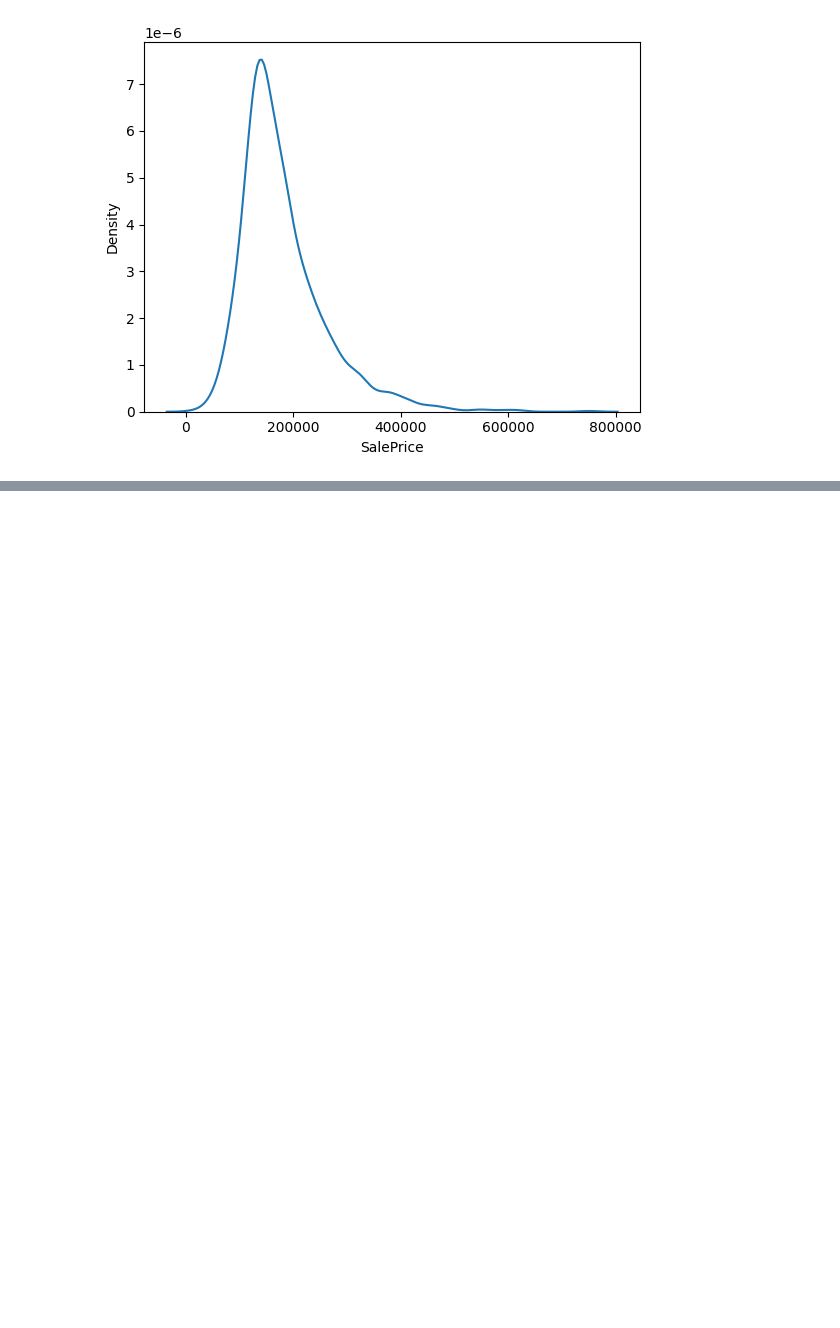
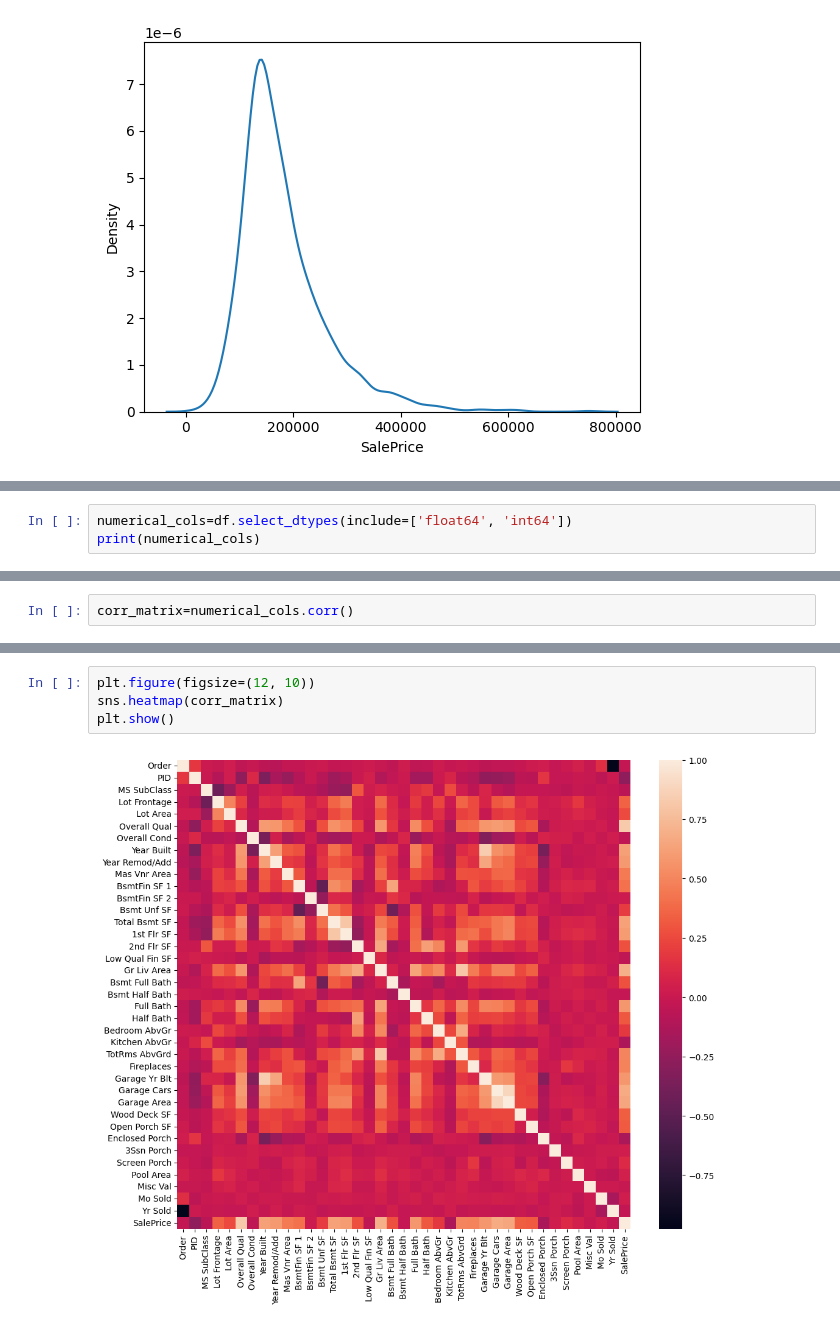
Before and after one commit to om-bhinsara/ames-house-price-prediction, a Jupyter notebook: notebooks/notebook.ipynb, the cells around one changed output, grey strips where cells are left out. Drawn from its saved outputs; the diff is of its cells as text; blank space fills up the shorter version.

```diff
--- a/notebooks/notebook.ipynb
+++ b/notebooks/notebook.ipynb
@@ -180,0 +188,3 @@ sns.kdeplot(data=df, x='SalePrice')
+# %%
+numerical_cols=df.select_dtypes(include=['float64', 'int64'])
+print(numerical_cols)
@@ -180,0 +209,2 @@ sns.kdeplot(data=df, x='SalePrice')
+# %%
+corr_matrix=numerical_cols.corr()
@@ -180,0 +232,6 @@ sns.kdeplot(data=df, x='SalePrice')
+# %%
+plt.figure(figsize=(12, 10))
+sns.heatmap(corr_matrix)
+plt.show()
+# %% [output]
+[figure, added]
```
Also changed, not shown: parts of 7 cells of this notebook.
